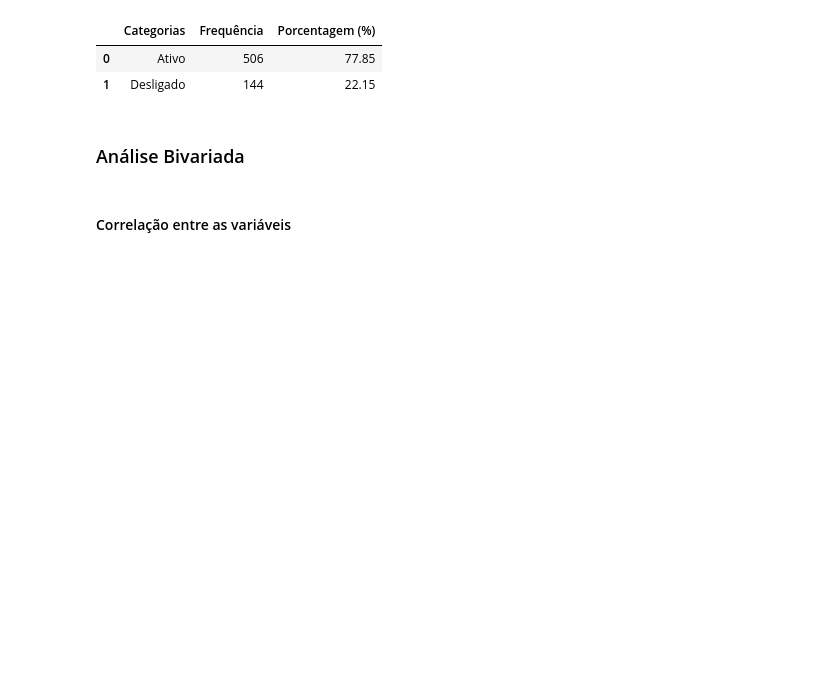
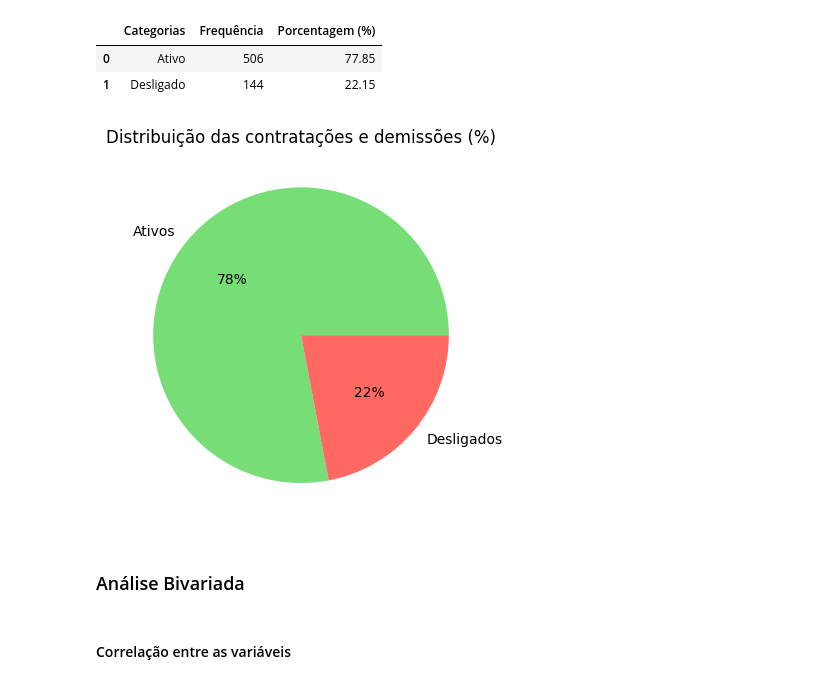
Before and after one commit to matheusrangelsa/analise-rh, a Jupyter notebook: analise_exploratoria_de_dados.ipynb, the cells around one changed output. Saved outputs shown, nothing was run; the diff lists cells and outputs as text; code cells hidden in the pictures; blank space fills up the shorter version.

```diff
--- a/analise_exploratoria_de_dados.ipynb
+++ b/analise_exploratoria_de_dados.ipynb
@@ -383,6 +398,15 @@ status
 |  | Categorias | Frequência | Porcentagem (%) |
 | 0 | Ativo | 506 | 77.85 |
 | 1 | Desligado | 144 | 22.15 |
+# %%
+tamanhos = [78, 22]
+rotulos = ['Ativos', 'Desligados']
+
+plt.title('Distribuição das contratações e demissões (%)')
+plt.pie(tamanhos, labels=rotulos, autopct='%1.0f%%', colors=['#77DD77','#FF6961'])
+plt.show()
+# %% [output]
+[figure, added]
 # %% [markdown]
 ### Análise Bivariada
 # %% [markdown]
```
Also changed, not shown: parts of 6 cells of this notebook.
